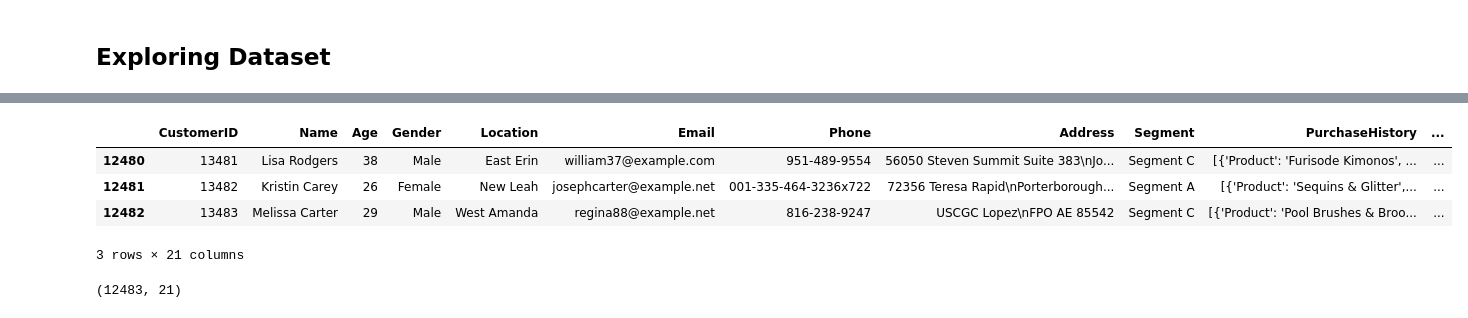
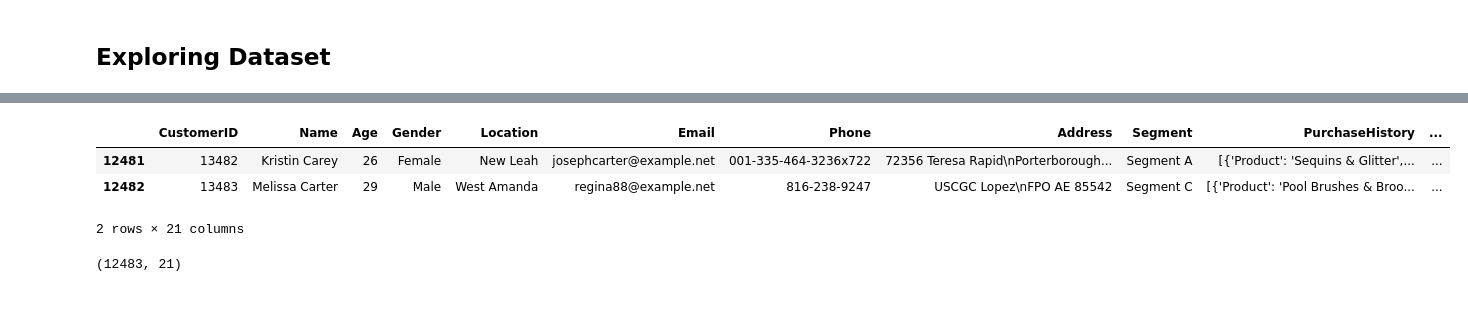
Before and after one commit to joachinhimself/Customer-Churn-Analysis, a Jupyter notebook: Notebook/Customer Churn.ipynb, the cells around one changed output, grey strips where cells are left out. Saved outputs shown, nothing was run; the diff lists cells and outputs as text; code cells hidden in the pictures.

```diff
--- a/Notebook/Customer Churn.ipynb
+++ b/Notebook/Customer Churn.ipynb
@@ -44,11 +57,10 @@ df.head(3)
 # %%
-df.tail(3)
+df.tail(2)
 # %% [output]
 |  | CustomerID | Name | Age | Gender | Location | Email | Phone | Address | Segment | PurchaseHistory | ... |
-| 12480 | 13481 | Lisa Rodgers | 38 | Male | East Erin | william37@example.com | 951-489-9554 | 56050 Steven Summit Suite 383\nJo... | Segment C | [{'Product': 'Furisode Kimonos', ... | ... |
 | 12481 | 13482 | Kristin Carey | 26 | Female | New Leah | josephcarter@example.net | 001-335-464-3236x722 | 72356 Teresa Rapid\nPorterborough... | Segment A | [{'Product': 'Sequins & Glitter',... | ... |
 | 12482 | 13483 | Melissa Carter | 29 | Male | West Amanda | regina88@example.net | 816-238-9247 | USCGC Lopez\nFPO AE 85542 | Segment C | [{'Product': 'Pool Brushes & Broo... | ... |
-3 rows × 21 columns
+2 rows × 21 columns
 # %%
 df.shape
 # %% [output]
```
Also changed, not shown: parts of 226 cells of this notebook, 1 other file.
